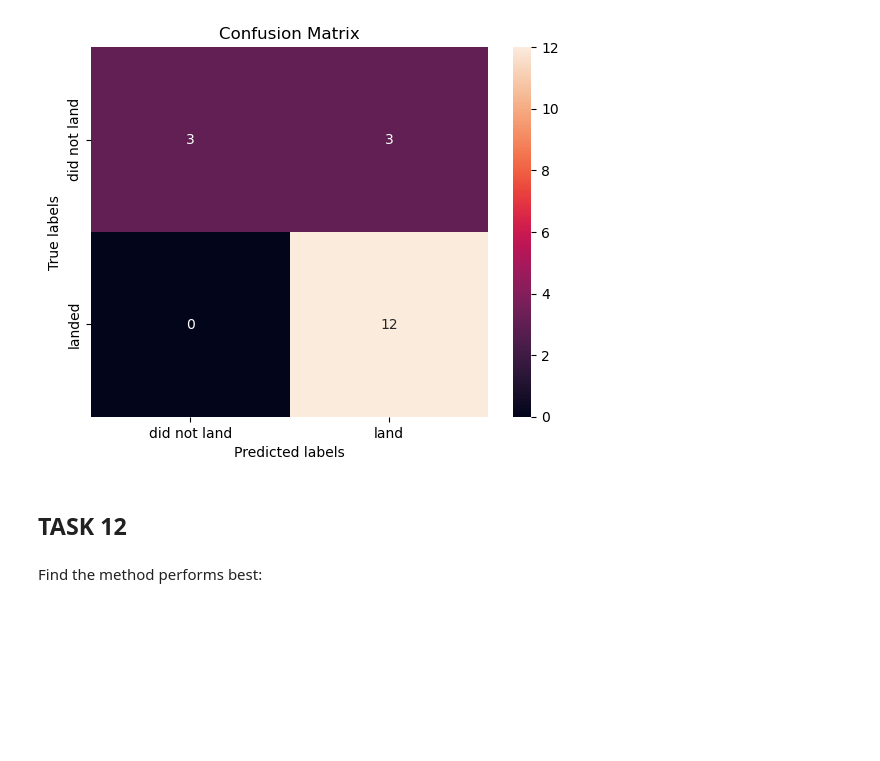
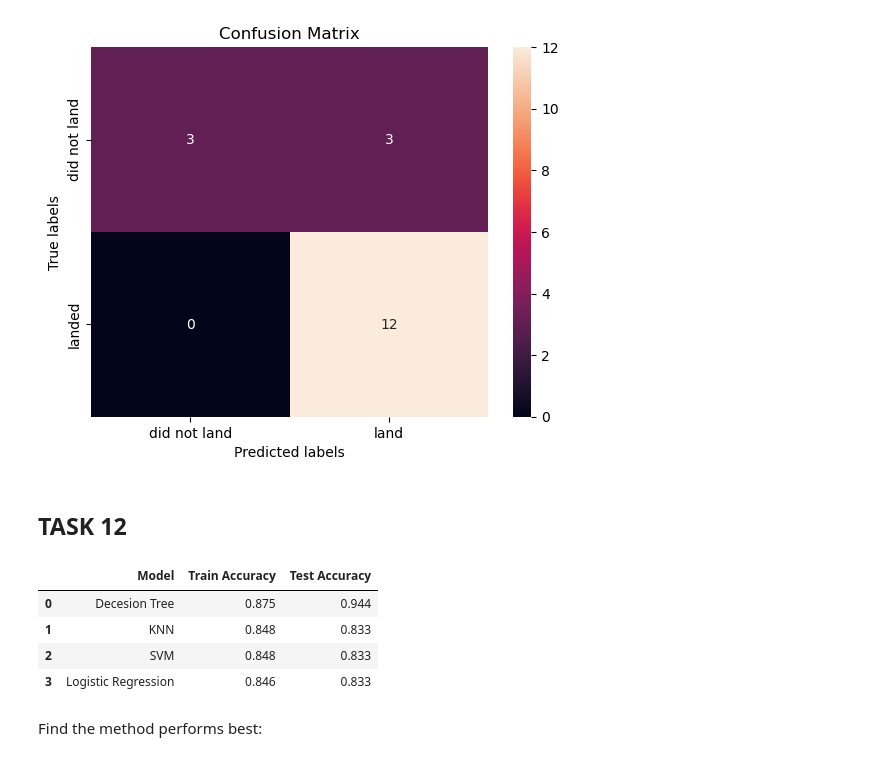
Before and after one commit to andrew-mcellistrim/Final-Capstone, a Jupyter notebook: Machine Learning Prediction.ipynb, the cells around one changed output. Cells and saved outputs as stored; diff of their text form; code cells hidden in the pictures; blank space fills up the shorter version.

```diff
--- a/Machine Learning Prediction.ipynb
+++ b/Machine Learning Prediction.ipynb
@@ -339,3 +338,16 @@ plot_confusion_matrix(Y_test,yhat)
 [figure]
 # %% [markdown]
 ## TASK  12
+# %%
+data = [['Decesion Tree', 0.875, 0.944], ['KNN', 0.848, 0.833], ['SVM', 0.848, 0.833], ['Logistic Regression', 0.846, 0.833]]
+
+# Create the pandas DataFrame
+df = pd.DataFrame(data, columns=['Model' ,'Train Accuracy', 'Test Accuracy'])
+df.style.hide(axis='index')
+df
+# %% [output]
+|  | Model | Train Accuracy | Test Accuracy |
+| 0 | Decesion Tree | 0.875 | 0.944 |
+| 1 | KNN | 0.848 | 0.833 |
+| 2 | SVM | 0.848 | 0.833 |
+| 3 | Logistic Regression | 0.846 | 0.833 |
```
Also changed, not shown: parts of 5 cells of this notebook.
